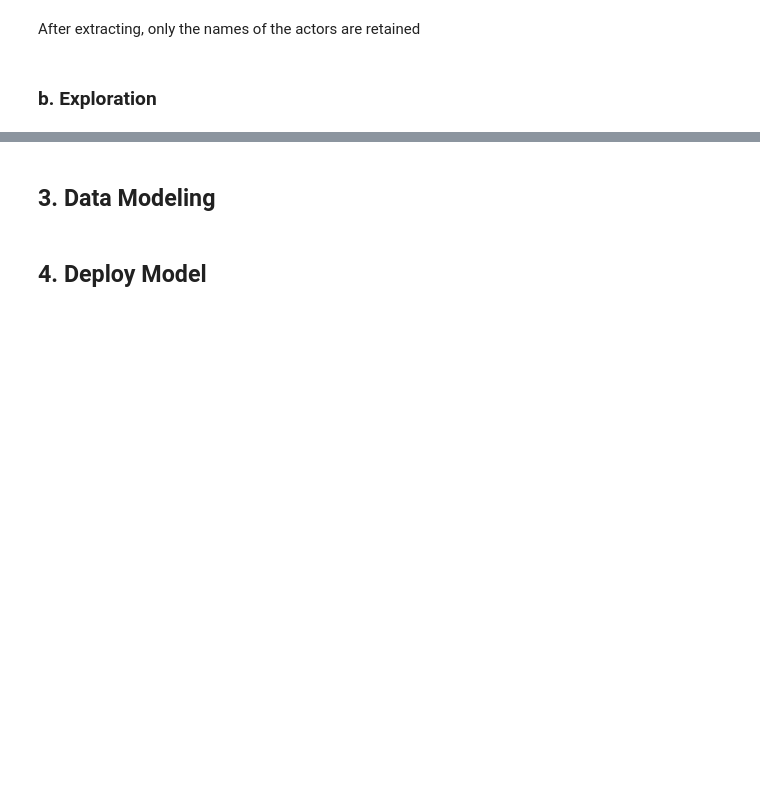
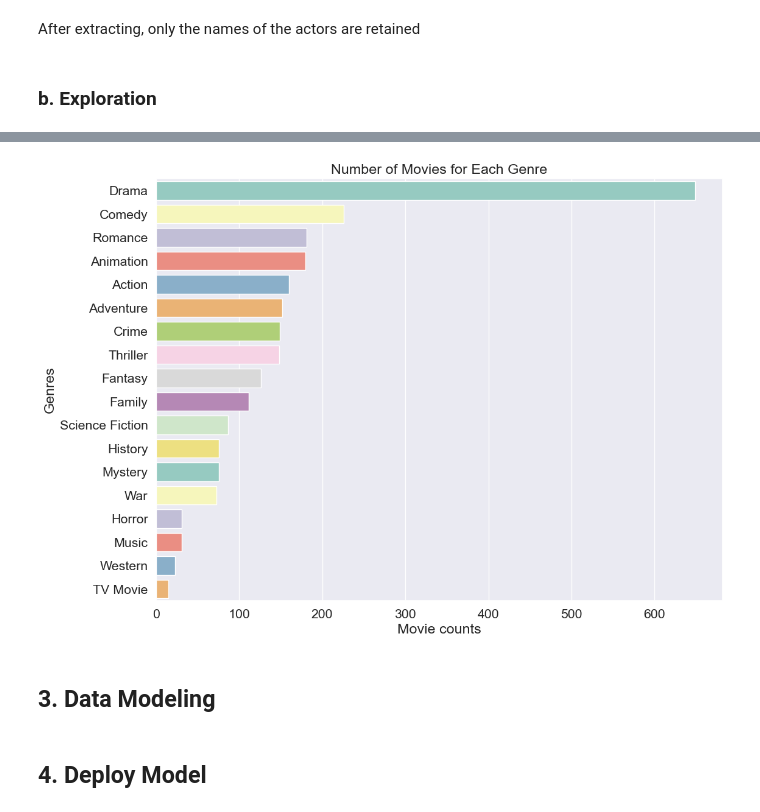
Before and after one commit to Deadinside-at-HCMUS/CSC14119-project, a Jupyter notebook: Notebook.ipynb, the cells around one changed output, grey strips where cells are left out. Cells and saved outputs as stored; diff of their text form; code cells hidden in the pictures; blank space fills up the shorter version.

Commit message:
[Data Exploration] Finish draw chart for Q1

```diff
--- a/Notebook.ipynb
+++ b/Notebook.ipynb
@@ -316,3 +340,22 @@ After extracting, only the names of the actors are retained
+# %%
+import matplotlib.pyplot as plt
+
+genres_series = df['genre_names'].explode() # Explode the list of genres into rows
+
+genre_counts = genres_series.value_counts()
+
+genre_counts = genre_counts.sort_values(ascending=False)   # Sort the genres by their counts
+
+#draw the bar chart
+plt.figure(figsize=(12, 9))
+
+sns.set(rc={'figure.figsize': (12, 9)}, font_scale=1.4)
+ax = sns.barplot(x=genre_counts.values, y=genre_counts.index, palette="Set3")
+
+ax.set(xlabel='Movie counts', ylabel='Genres', title='Number of Movies for Each Genre')
+plt.show()
+# %% [output]
+[figure, added]
 # %% [markdown]
 ## **3. Data Modeling** <a name="modeling"></a>
 # %% [markdown]
```
Also changed, not shown: parts of 5 cells of this notebook.
